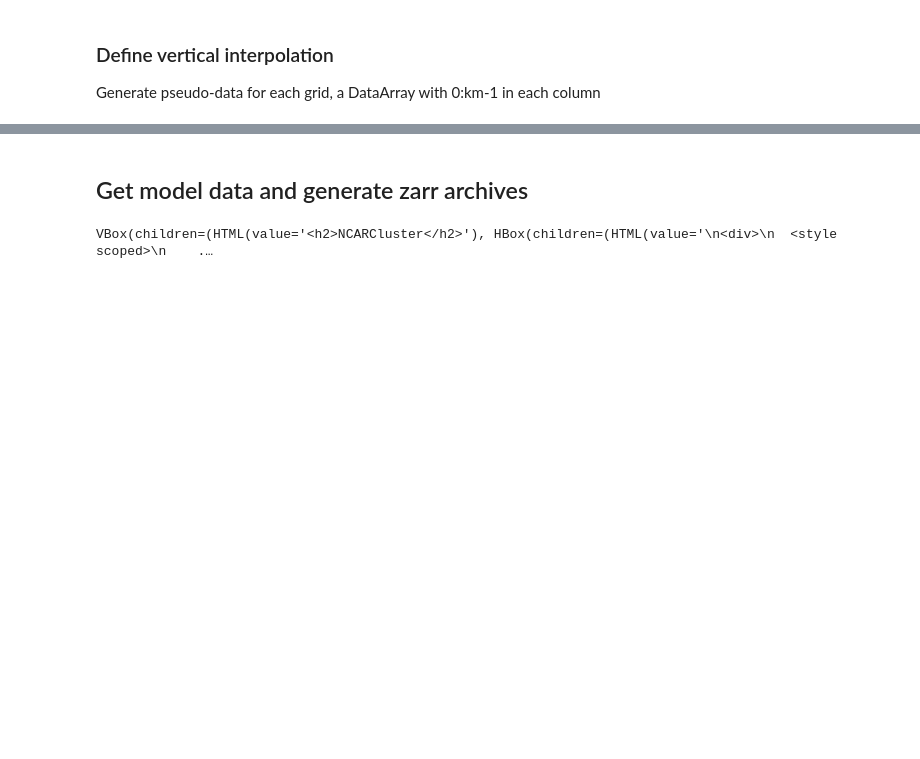
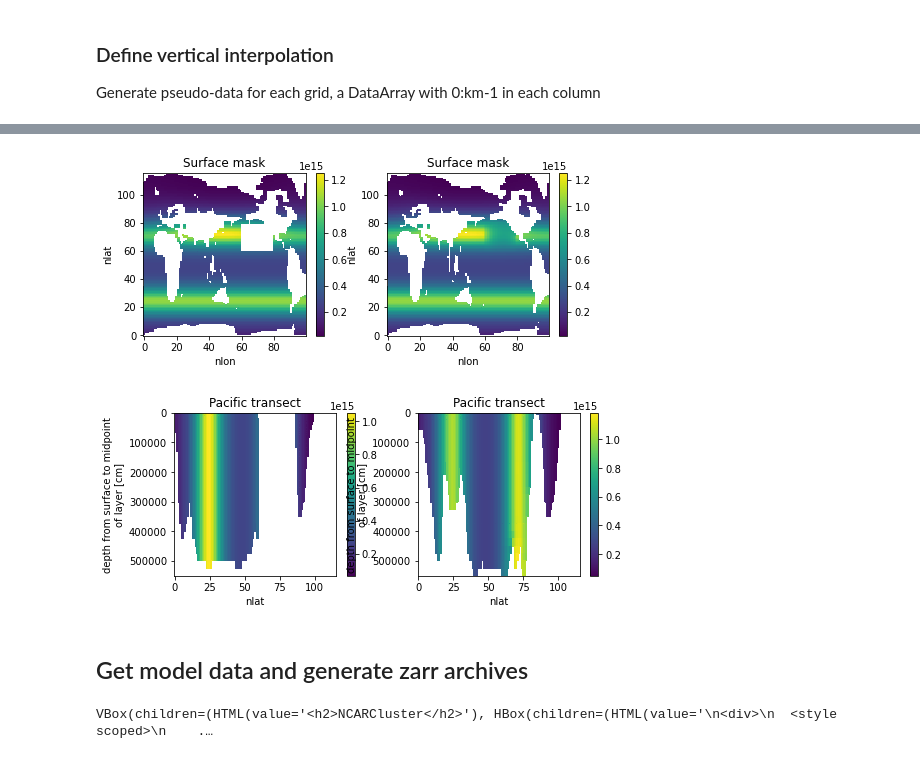
Before and after one commit to matt-long/marbl-forcing, a Jupyter notebook: Fe_sediment_flux/_poc_flux_bottom_velocity_inputs.ipynb, the cells around one changed output, grey strips where cells are left out. Cells and saved outputs as stored; diff of their text form; code cells hidden in the pictures; blank space fills up the shorter version.

```diff
--- a/Fe_sediment_flux/_poc_flux_bottom_velocity_inputs.ipynb
+++ b/Fe_sediment_flux/_poc_flux_bottom_velocity_inputs.ipynb
@@ -198,0 +245,52 @@ for src_grid, dst_grid in product(grids.keys(), grids.keys()):
+# %%
+def fill_unmapped_points(da, grid_name):
+    """fill unmapped points"""
+
+    ds_grid = grids[grid_name]
+    MASK = get_mask(ds_grid)
+    ltripole = (ds_grid.type == 'tripole')
+
+    da_fill = pop_tools.lateral_fill(da.copy(), MASK, ltripole=ltripole)
+
+    # propagate values down to fill vertically, if necessary
+    unfilled = da_fill.isnull() & (MASK == 1.)
+    if not unfilled.any():
+        return da_fill
+
+    nk = len(da_fill.z_t)
+    for k in range(1, nk):
+        da_fill[k, :, :] = xr.where(
+            unfilled[k, :, :],
+            da_fill[k-1, :, :],
+            da_fill[k, :, :]
+        )
+    return da_fill
+
+
+grid = 'POP_gx3v7'
+test_field = (get_mask(grids[grid]) * grids[grid].TAREA).where(get_mask(grids[grid]) > 0)
+test_field[:, 60:80, 60:80] = np.nan
+test_field_fill = fill_unmapped_points(test_field, grid)
+
+fig = plt.figure(figsize=(8, 3))
+
+ax = fig.add_subplot(1, 2, 1)
+test_field.isel(z_t=0).plot()
+h = plt.title('Surface mask')
+
+ax = fig.add_subplot(1, 2, 2)
+test_field_fill.isel(z_t=0).plot()
+h = plt.title('Surface mask')
+
+
+fig = plt.figure(figsize=(8, 3))
+
+ax = fig.add_subplot(1, 2, 1)
+test_field.isel(nlon=65).plot(yincrease=False)
+h = plt.title('Pacific transect')
+ax = fig.add_subplot(1, 2, 2)
+test_field_fill.isel(nlon=60).plot(yincrease=False)
+h = plt.title('Pacific transect')
+# %% [output]
+[figure, added]
+[figure, added]
```
Also changed, not shown: parts of 9 cells of this notebook.
